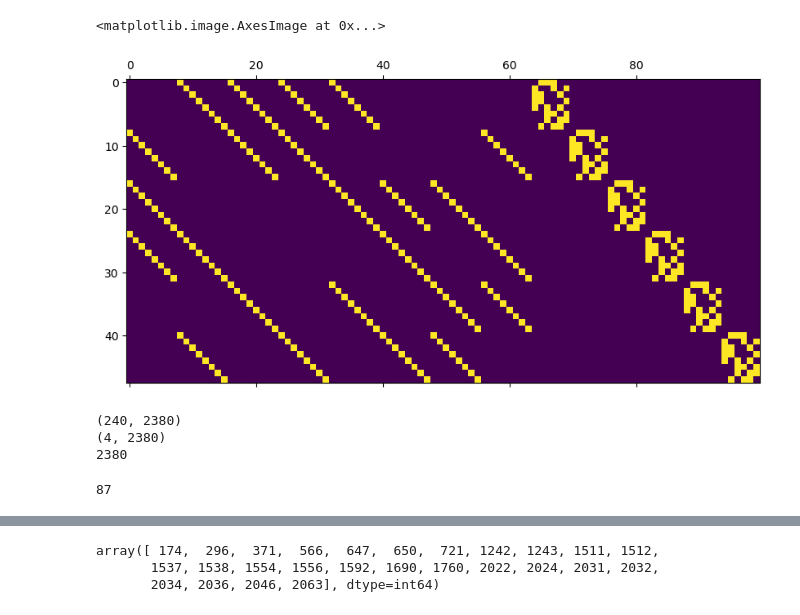
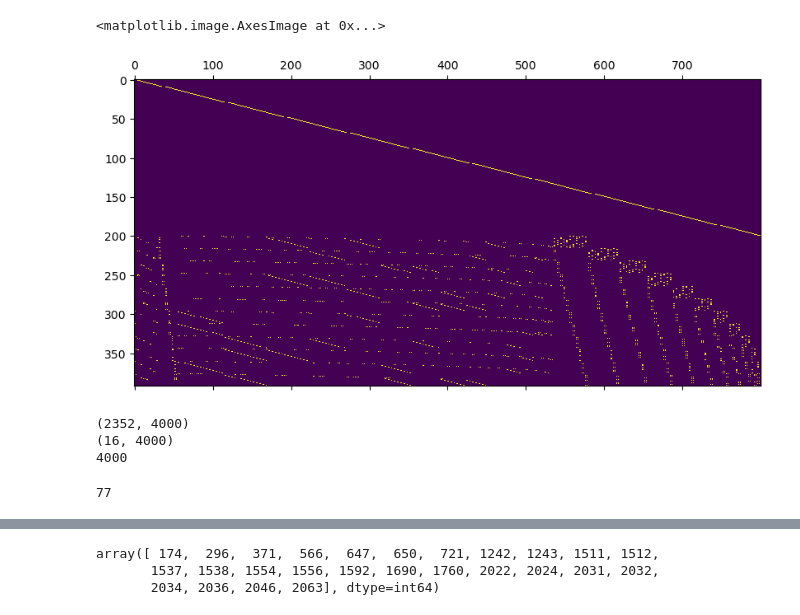
Before and after one commit to noahberthusen/adaptive_qec, a Jupyter notebook: notebooks/circuit_level.ipynb, the cells around one changed output, grey strips where cells are left out. Drawn from its saved outputs; the diff is of its cells as text; code cells hidden in the pictures.

```diff
--- a/notebooks/circuit_level.ipynb
+++ b/notebooks/circuit_level.ipynb
@@ -13,11 +13,11 @@ from ldpc.bplsd_decoder import BpLsdDecoder
 # %%
 qcode = read_qcode("../codes/qcodes/HGP_100_4/HGP_100_4.qcode")
 # qcode = read_qcode("../codes/qcodes/HGP_100_4/HGP_C642_150_4.qcode")
-# qcode = read_qcode("../codes/qcodes/HGP_100_4/HGP_C422_200_4.qcode")
+qcode = read_qcode("../codes/qcodes/HGP_100_4/HGP_C422_200_4.qcode")
 
 # qcode = read_qcode("../codes/qcodes/HGP_400_16/HGP_400_16.qcode")
 # qcode = read_qcode("../codes/qcodes/HGP_400_16/HGP_C642_600_16.qcode")
-# qcode = read_qcode("../codes/qcodes/HGP_400_16/HGP_C422_800_16.qcode")
+qcode = read_qcode("../codes/qcodes/HGP_400_16/HGP_C422_800_16.qcode")
 
 # qcode = read_qcode("../codes/qcodes/HGP_900_36/HGP_900_36.qcode")
 # qcode = read_qcode("../codes/qcodes/HGP_900_36/HGP_C642_1350_36.qcode")
@@ -28,36 +28,36 @@ qcode = read_qcode("../codes/qcodes/HGP_100_4/HGP_100_4.qcode")
 # qcode = read_qcode("../codes/qcodes/HGP_C422_3200_64.qcode")
 
 
 
 # qcode = read_qcode("../codes/qcodes/BB_72_12.qcode")
 # qcode = read_qcode("../codes/qcodes/BB_C422_144_12.qcode")
 # qcode = read_qcode("../codes/qcodes/BB_C642_108_12.qcode")
 
 
 # qcode = read_qcode("../codes/qcodes/BB_108_8.qcode")
 # qcode = read_qcode("../codes/qcodes/BB_C642_162_8.qcode")
 
 # qcode = read_qcode("../codes/qcodes/BB_144_12.qcode")
 # qcode = read_qcode("../codes/qcodes/BB_C422_288_12.qcode")
 
 # qcode = read_qcode("../codes/qcodes/BB_C422_576_24.qcode")
 
 
 # concatenate_iceberg(qcode, 6, "../codes/qcodes/")
 # concatenate_iceberg(qcode, 4, "../codes/qcodes/")
 # concatenate_iceberg2(qcode, 6, "../codes/qcodes/")
 # concatenate_iceberg2(qcode, 4, "../codes/qcodes/")
 
 
 Hx, Hz, Lx, Lz = qcode.to_numpy()
 
-qubit_error_rate = 0.002
-meas_error_rate = 0.002
+qubit_error_rate = 0.01
+meas_error_rate = 0.00
 
 plt.matshow(Hx)
 # %% [output]
 <matplotlib.image.AxesImage at 0x...>
-[figure, old version]
+[figure, new version]
 # %%
 overlapping_x_generators = np.empty(qcode.qedxm, dtype=object)
 for i in range(qcode.qedxm):
@@ -447,15 +447,15 @@ bposd_dec = BpLsdDecoder(
 )
 
 
-window = WindowBPOSD(pcm, channel_probs, num_rounds+1, window_size=1, commit_size=1)
+# window = WindowBPOSD(pcm, channel_probs, num_rounds+1, window_size=1, commit_size=1)
 
 
 
 successes = 0
 for ii in tqdm(range(100)):
     detection_events, observable_flips = sampler.sample(1, separate_observables=True)
-    # guessed_errors = bposd_dec.decode(detection_events[0])
-    guessed_errors = window.decode(detection_events[0])
+    guessed_errors = bposd_dec.decode(detection_events[0])
+    # guessed_errors = window.decode(detection_events[0])
 
     guessed_obs = (lcm @ guessed_errors) % 2
     success = np.all(observable_flips[0].astype(int) == guessed_obs)
@@ -463,7 +463,7 @@ for ii in tqdm(range(100)):
 
 successes
 # %% [output]
-(240, 2380)
-(4, 2380)
-2380
+(2352, 4000)
+(16, 4000)
+4000
-87
+77
```
Also changed, not shown: parts of 4 cells of this notebook, 14 other files.
